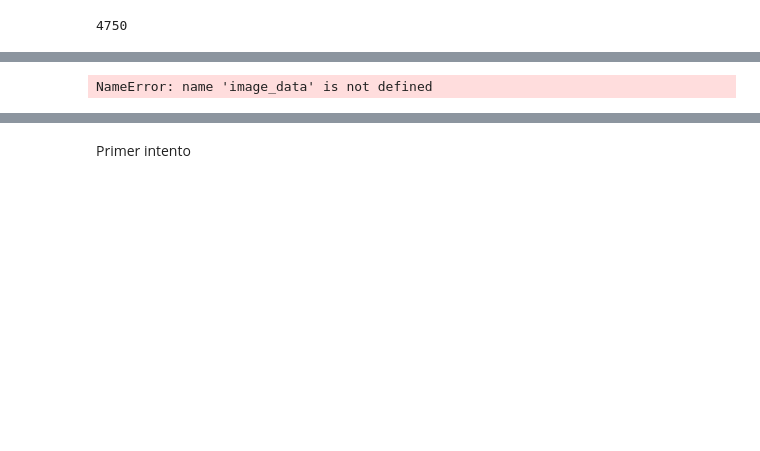
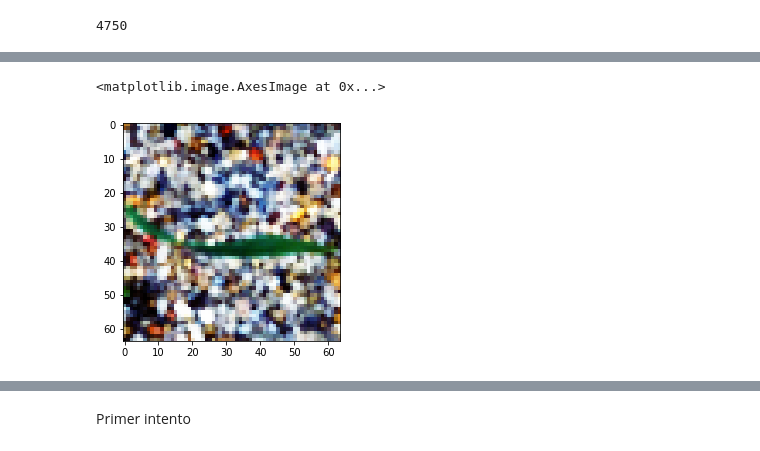
Before and after one commit to rodgomrod/Plant-Seedlings-Classification, a Jupyter notebook: main.ipynb, the cells around one changed output, grey strips where cells are left out. Drawn from its saved outputs; the diff is of its cells as text; code cells hidden in the pictures; blank space fills up the shorter version.

```diff
--- a/main.ipynb
+++ b/main.ipynb
@@ -292,7 +309,10 @@ def histogram_equalize_green(img):
     green = cv2.equalizeHist(b)
     return cv2.merge((r, b, r))
 # %%
-img_data = [histogram_equalize(data) for data in image_data]
+img_data = [histogram_equalize(data) for data in images_train]
 img_data = np.asarray(img_data)
-# %% [output]
-NameError: name 'image_data' is not defined
+# %%
+imshow(img_data[10])
+# %% [output]
+<matplotlib.image.AxesImage at 0x...>
+[figure, added]
```
Also changed, not shown: parts of 23 cells of this notebook.
